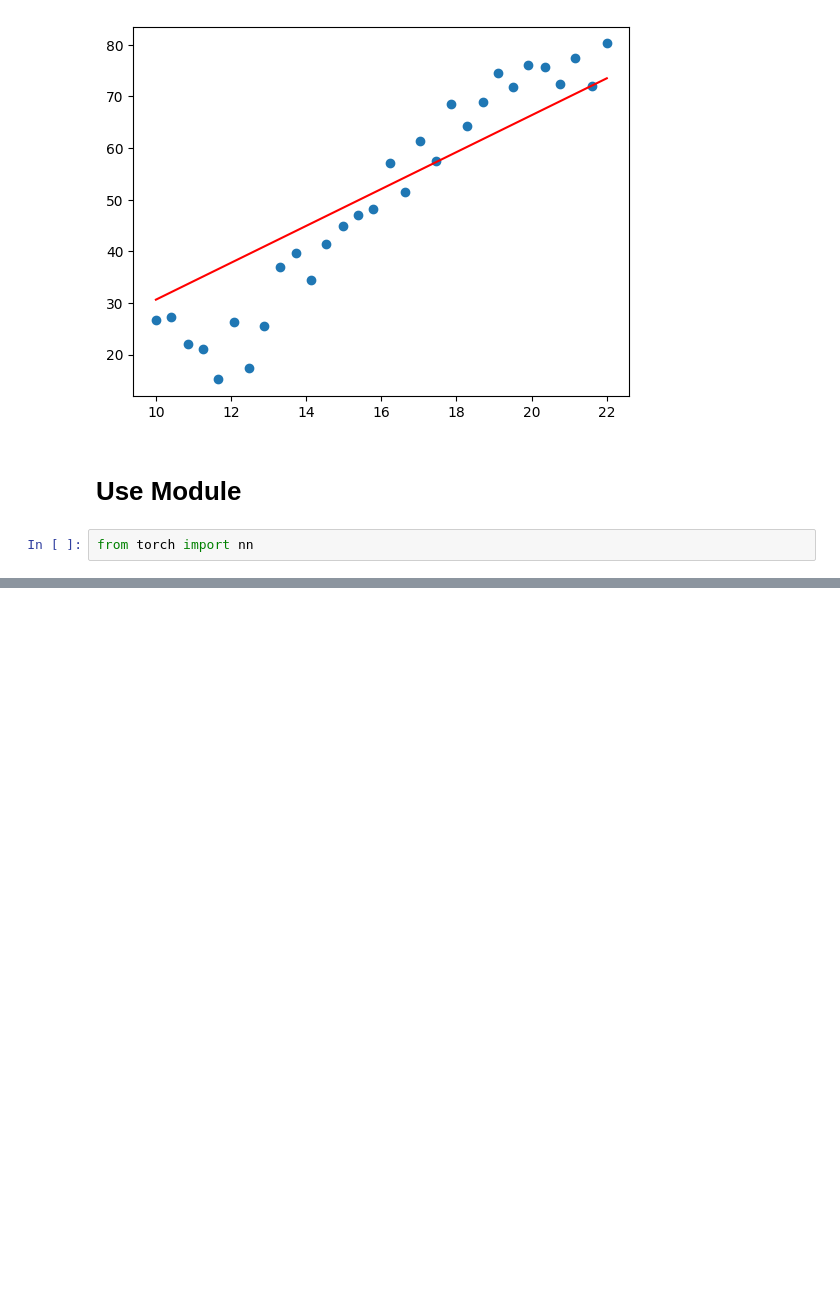
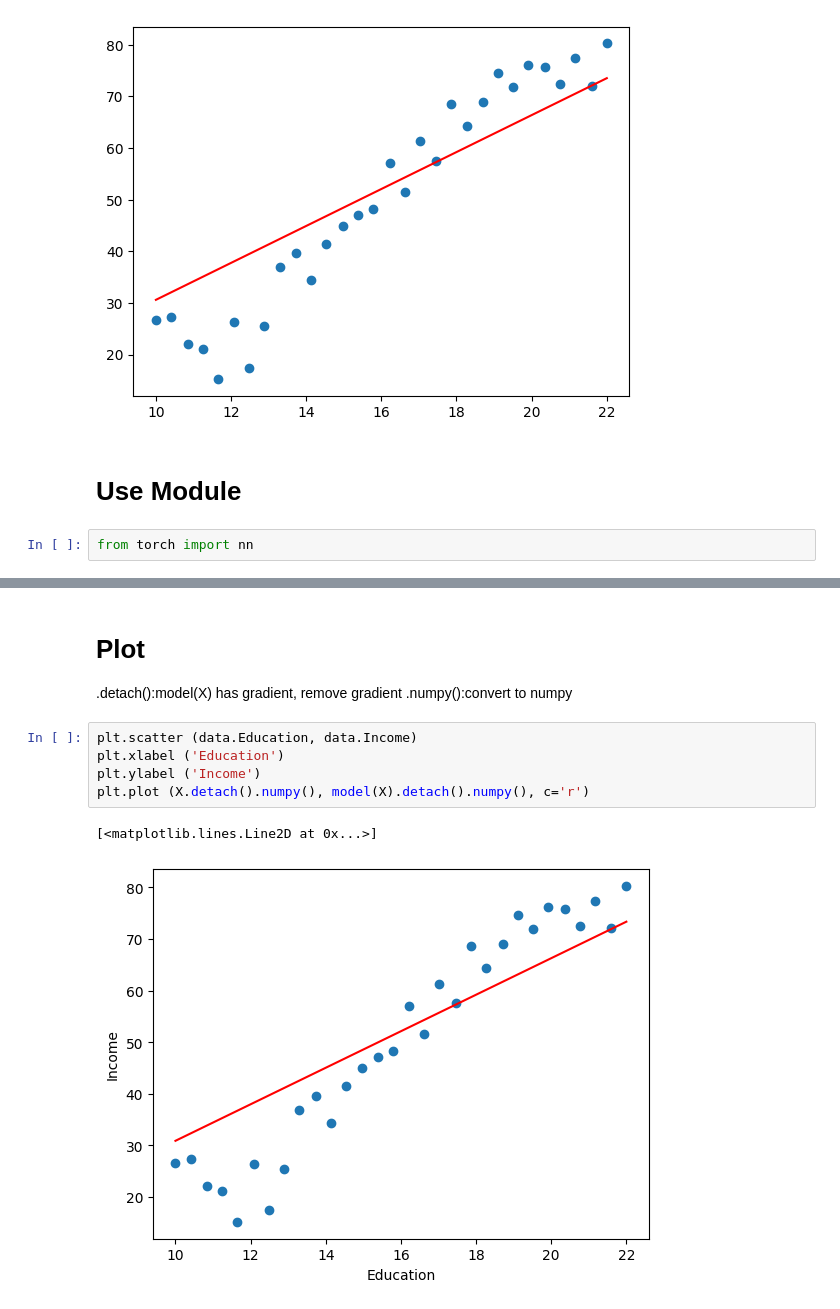
Before and after one commit to serenalxs/Practice, a Jupyter notebook: linearRegression.ipynb, the cells around one changed output, grey strips where cells are left out. Saved outputs shown, nothing was run; the diff lists cells and outputs as text; blank space fills up the shorter version.

```diff
--- a/linearRegression.ipynb
+++ b/linearRegression.ipynb
@@ -124,0 +155,13 @@ EIModel(
+# %% [markdown]
+# **Plot**
+
+.detach():model(X) has gradient, remove gradient
+.numpy():convert to numpy
+# %%
+plt.scatter (data.Education, data.Income)
+plt.xlabel ('Education')
+plt.ylabel ('Income')
+plt.plot (X.detach().numpy(), model(X).detach().numpy(), c='r')
+# %% [output]
+[<matplotlib.lines.Line2D at 0x...>]
+[figure, added]
```
Also changed, not shown: parts of 4 cells of this notebook.
